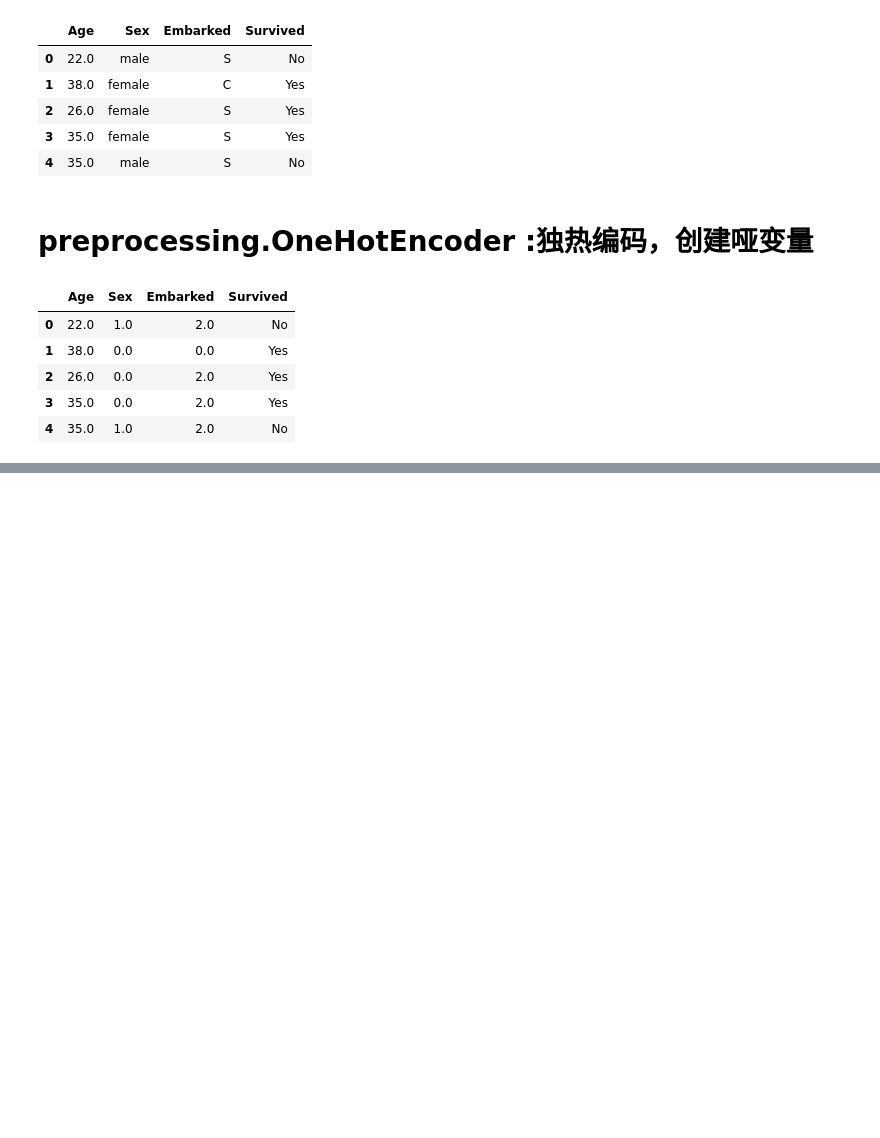
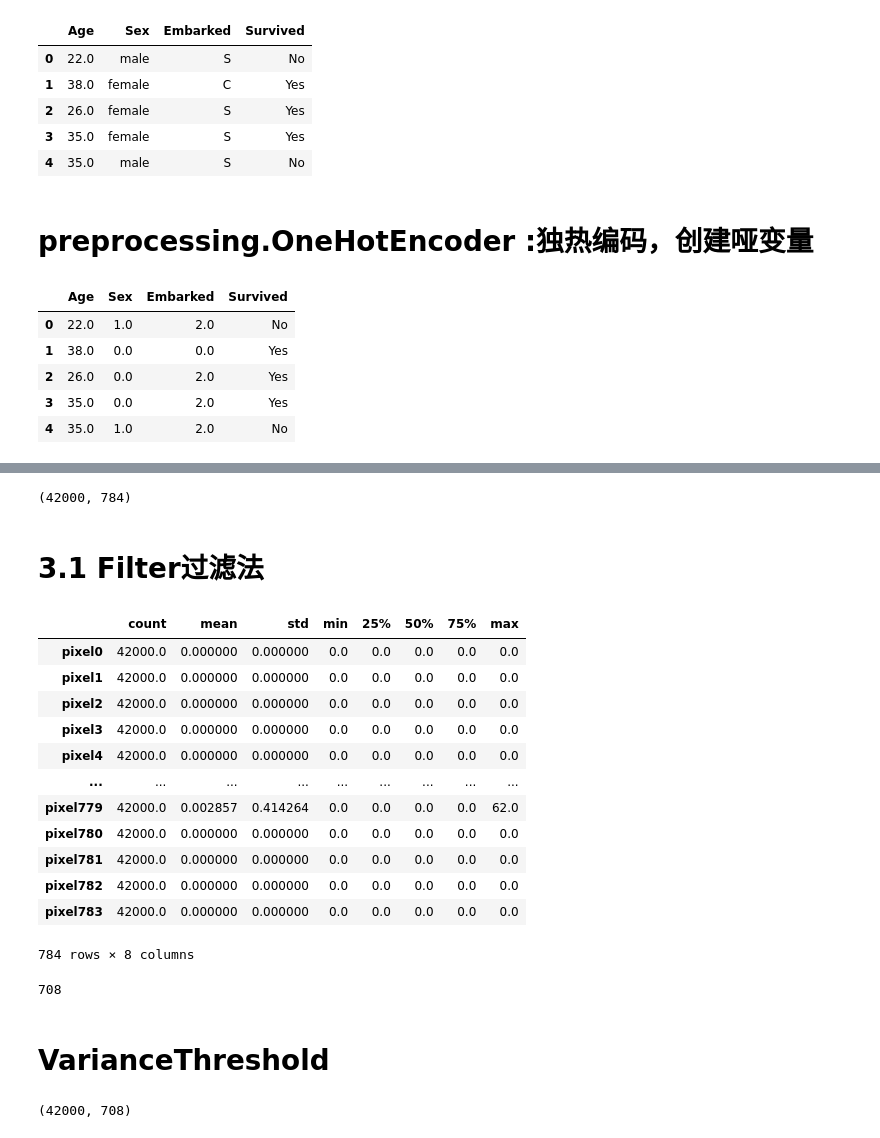
Before and after one commit to hezhen98/-, a Jupyter notebook: data process.ipynb, the cells around one changed output, grey strips where cells are left out. Saved outputs shown, nothing was run; the diff lists cells and outputs as text; code cells hidden in the pictures; blank space fills up the shorter version.

```diff
--- a/data process.ipynb
+++ b/data process.ipynb
@@ -274,0 +432,31 @@ result = enc.transform
+# %%
+x.shape
+# %% [output]
+(42000, 784)
+# %% [markdown]
+# 3.1 Filter过滤法
+# %%
+x_desc = x.describe().T
+# %%
+x_desc
+# %% [output]
+|  | count | mean | std | min | 25% | 50% | 75% | max |
+| pixel0 | 42000.0 | 0.000000 | 0.000000 | 0.0 | 0.0 | 0.0 | 0.0 | 0.0 |
+| pixel1 | 42000.0 | 0.000000 | 0.000000 | 0.0 | 0.0 | 0.0 | 0.0 | 0.0 |
+| pixel2 | 42000.0 | 0.000000 | 0.000000 | 0.0 | 0.0 | 0.0 | 0.0 | 0.0 |
+| pixel3 | 42000.0 | 0.000000 | 0.000000 | 0.0 | 0.0 | 0.0 | 0.0 | 0.0 |
+| pixel4 | 42000.0 | 0.000000 | 0.000000 | 0.0 | 0.0 | 0.0 | 0.0 | 0.0 |
+| ... | ... | ... | ... | ... | ... | ... | ... | ... |
+| pixel779 | 42000.0 | 0.002857 | 0.414264 | 0.0 | 0.0 | 0.0 | 0.0 | 62.0 |
+| pixel780 | 42000.0 | 0.000000 | 0.000000 | 0.0 | 0.0 | 0.0 | 0.0 | 0.0 |
+| pixel781 | 42000.0 | 0.000000 | 0.000000 | 0.0 | 0.0 | 0.0 | 0.0 | 0.0 |
+| pixel782 | 42000.0 | 0.000000 | 0.000000 | 0.0 | 0.0 | 0.0 | 0.0 | 0.0 |
+| pixel783 | 42000.0 | 0.000000 | 0.000000 | 0.0 | 0.0 | 0.0 | 0.0 | 0.0 |
+784 rows × 8 columns
+# %%
+column = x_desc[x_desc['std']!=0].index
+len(column)
+# %% [output]
+708
+# %% [markdown]
+# VarianceThreshold
@@ -274,0 +468,4 @@ result = enc.transform
+# %%
+x_var0.shape
+# %% [output]
+(42000, 708)
```
Also changed, not shown: parts of 63 cells of this notebook.
